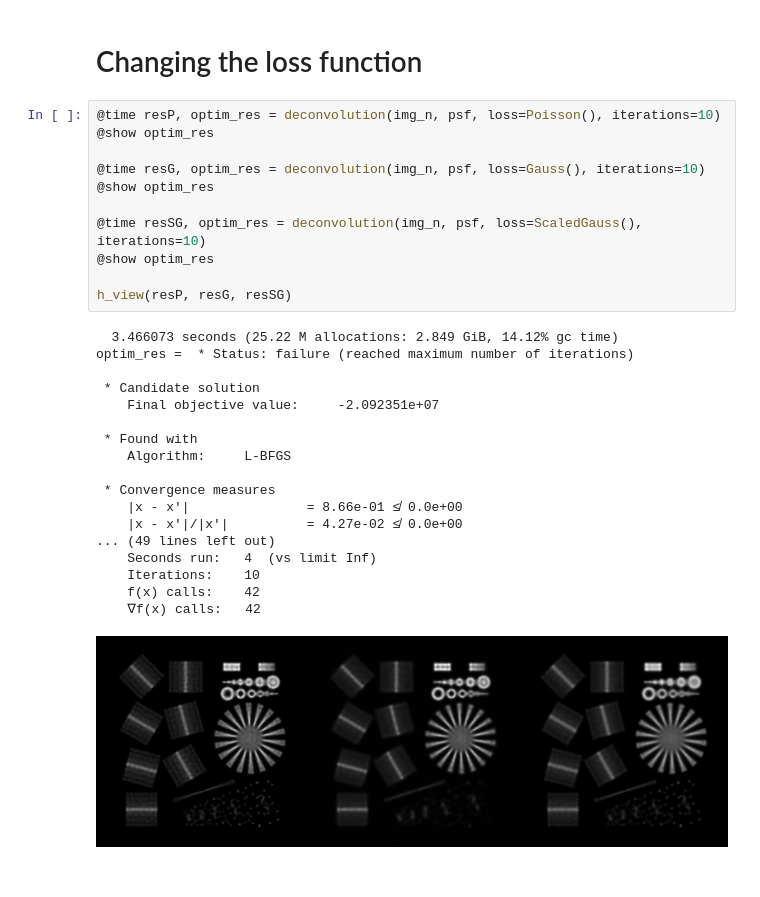
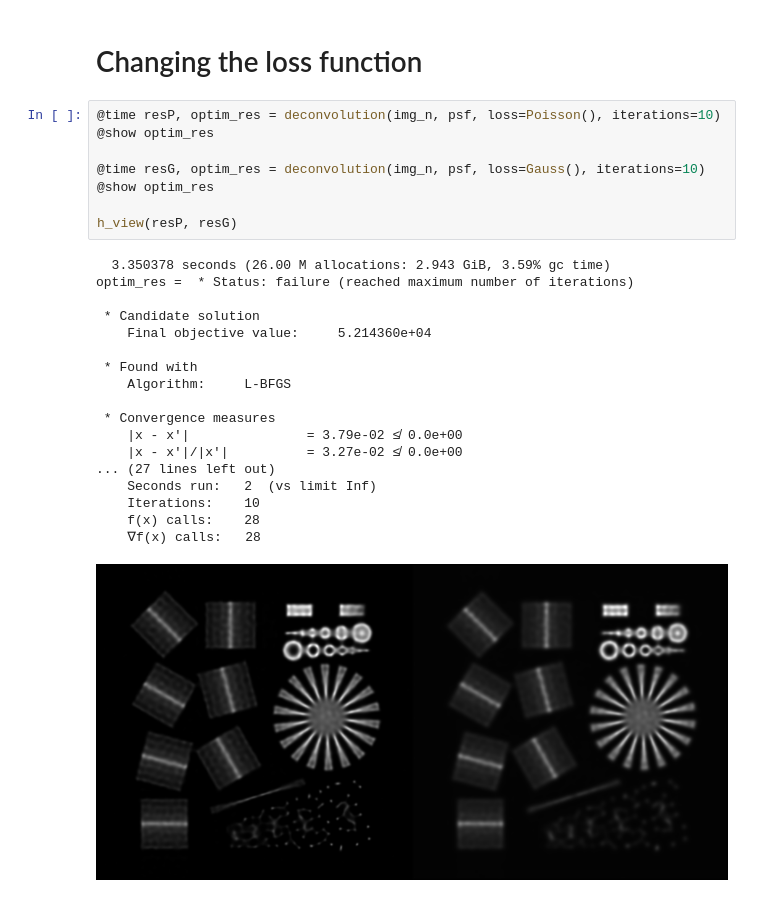
Before and after one commit to roflmaostc/DeconvOptim.jl, a Jupyter notebook: examples/changing_loss.ipynb, the cells around one changed output. Cells and saved outputs as stored; diff of their text form.

```diff
--- a/examples/changing_loss.ipynb
+++ b/examples/changing_loss.ipynb
@@ -33,30 +33,27 @@ h_view(img, img_b, img_n)
 # %%
 @time resP, optim_res = deconvolution(img_n, psf, loss=Poisson(), iterations=10)
 @show optim_res
 
 @time resG, optim_res = deconvolution(img_n, psf, loss=Gauss(), iterations=10)
 @show optim_res
 
-@time resSG, optim_res = deconvolution(img_n, psf, loss=ScaledGauss(), iterations=10)
-@show optim_res
-
-h_view(resP, resG, resSG)
+h_view(resP, resG)
 # %% [output]
-  3.466073 seconds (25.22 M allocations: 2.849 GiB, 14.12% gc time)
+  3.350378 seconds (26.00 M allocations: 2.943 GiB, 3.59% gc time)
 optim_res =  * Status: failure (reached maximum number of iterations)
 
  * Candidate solution
-    Final objective value:     -2.092351e+07
+    Final objective value:     5.214360e+04
 
  * Found with
     Algorithm:     L-BFGS
 
  * Convergence measures
-    |x - x'|               = 8.66e-01 ≰ 0.0e+00
-    |x - x'|/|x'|          = 4.27e-02 ≰ 0.0e+00
-... (49 lines left out)
-    Seconds run:   4  (vs limit Inf)
+    |x - x'|               = 3.79e-02 ≰ 0.0e+00
+    |x - x'|/|x'|          = 3.27e-02 ≰ 0.0e+00
+... (27 lines left out)
+    Seconds run:   2  (vs limit Inf)
     Iterations:    10
-    f(x) calls:    42
-    ∇f(x) calls:   42
+    f(x) calls:    28
+    ∇f(x) calls:   28
-[figure, old version]
+[figure, new version]
```
Also changed, not shown: 3 other files.
